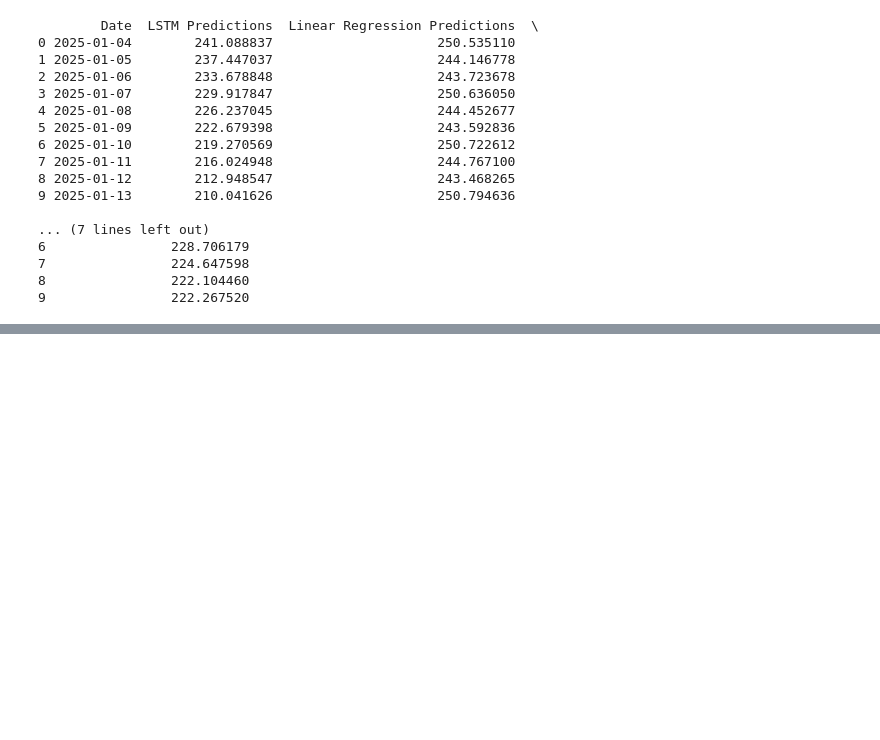
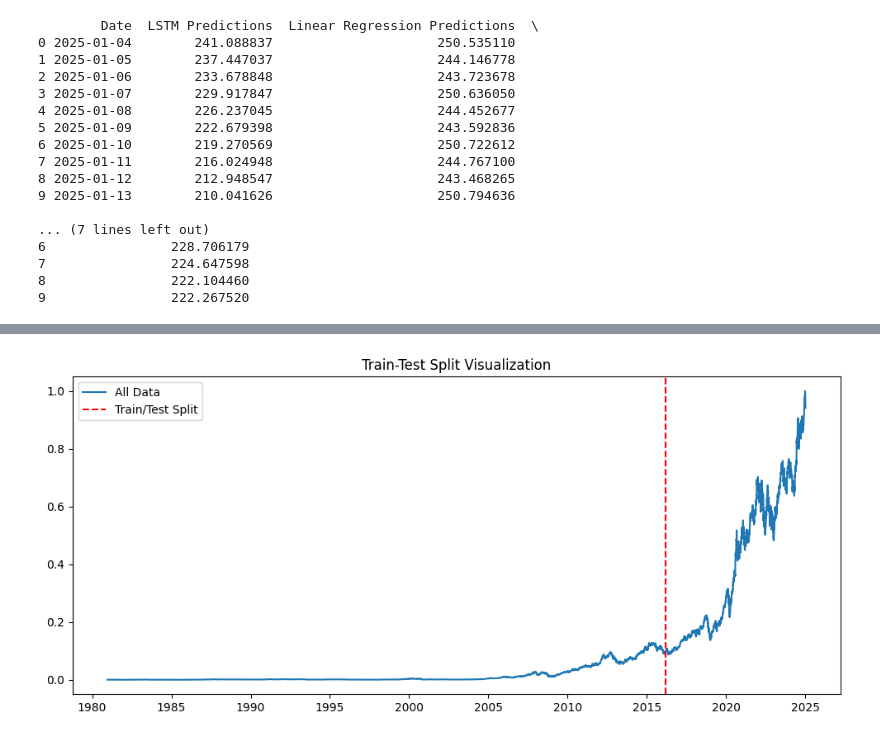
Before and after one commit to kaushik-gowda/Hybrid_ML_model, a Jupyter notebook: notebook/hybrid_model.ipynb, the cells around one changed output, grey strips where cells are left out. Saved outputs shown, nothing was run; the diff lists cells and outputs as text; code cells hidden in the pictures; blank space fills up the shorter version.

```diff
--- a/notebook/hybrid_model.ipynb
+++ b/notebook/hybrid_model.ipynb
@@ -203,0 +217,10 @@ print(predictions_df)
+# %%
+split_index = int(len(data) * 0.8)
+plt.figure(figsize=(12, 5))
+plt.plot(data.index, data['Close'], label='All Data')
+plt.axvline(data.index[split_index], color='r', linestyle='--', label='Train/Test Split')
+plt.title('Train-Test Split Visualization')
+plt.legend()
+plt.show()
+# %% [output]
+[figure, added]
```
Also changed, not shown: parts of 5 cells of this notebook, 2 other files.
